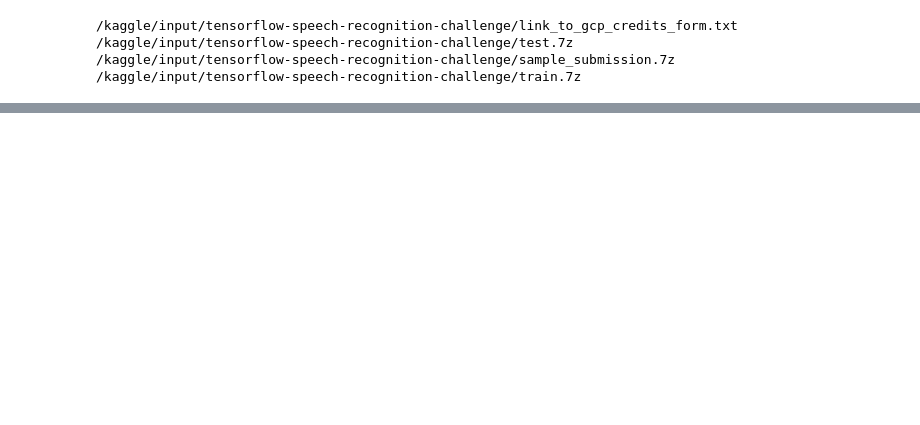
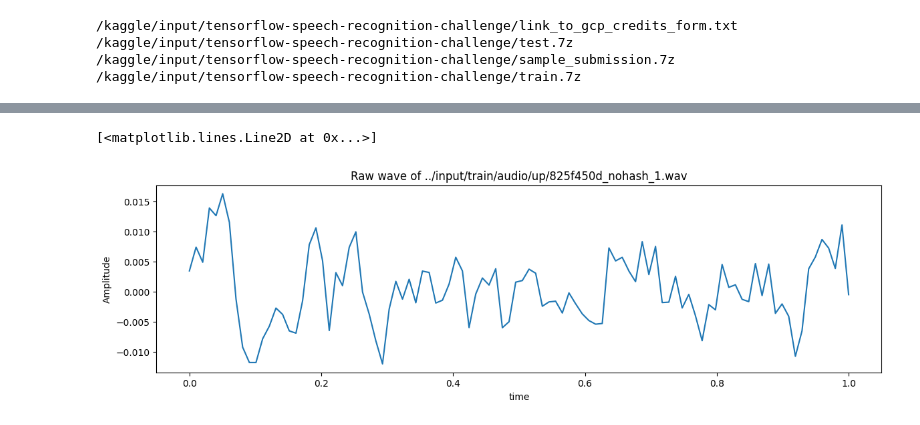
Before and after one commit to Fardous07/Speech-recognition-Using-Tensorflow, a Jupyter notebook: speech-recognition-using-tensorflow.ipynb, the cells around one changed output, grey strips where cells are left out. Cells and saved outputs as stored; diff of their text form; code cells hidden in the pictures; blank space fills up the shorter version.

```diff
--- a/speech-recognition-using-tensorflow.ipynb
+++ b/speech-recognition-using-tensorflow.ipynb
@@ -23,0 +86,13 @@ for dirname, _, filenames in os.walk('/kaggle/input'):
+# %%
+import librosa
+
+samples, sample_rate = librosa.load(train_audio_path+'up/825f450d_nohash_1.wav', sr = 100)
+fig = plt.figure(figsize=(14, 8))
+ax1 = fig.add_subplot(211)
+ax1.set_title('Raw wave of ' + '../input/train/audio/up/825f450d_nohash_1.wav')
+ax1.set_xlabel('time')
+ax1.set_ylabel('Amplitude')
+ax1.plot(np.linspace(0, sample_rate/len(samples), sample_rate), samples)
+# %% [output]
+[<matplotlib.lines.Line2D at 0x...>]
+[figure, added]
```
Also changed, not shown: parts of 8 cells of this notebook.
